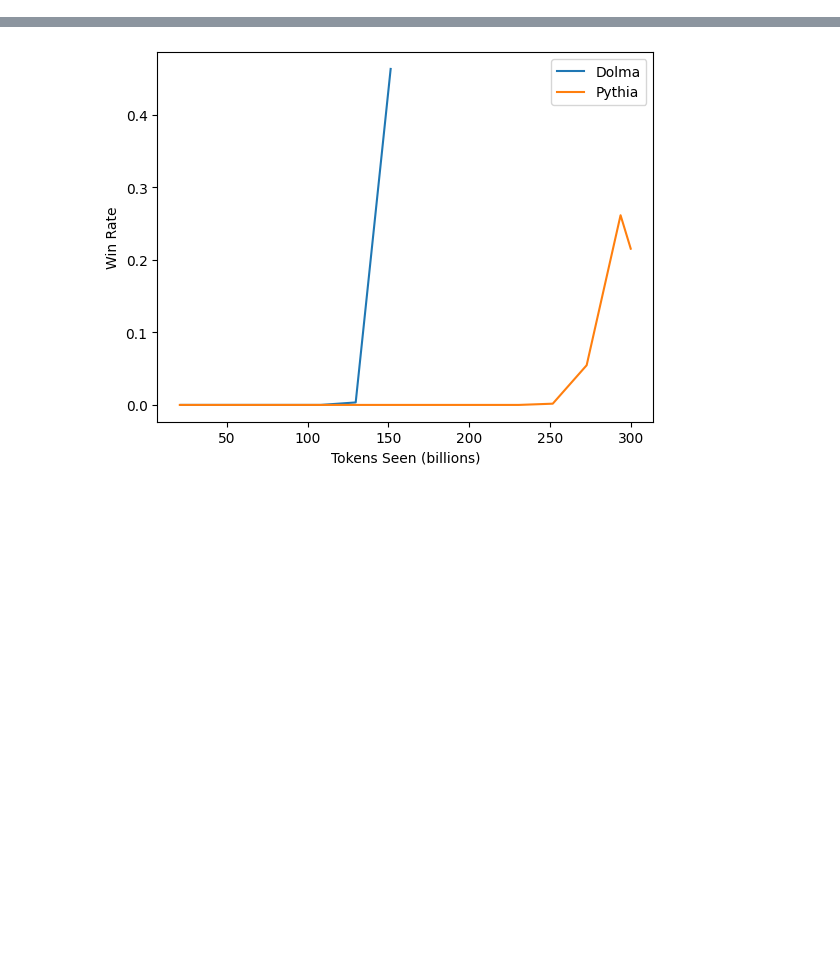
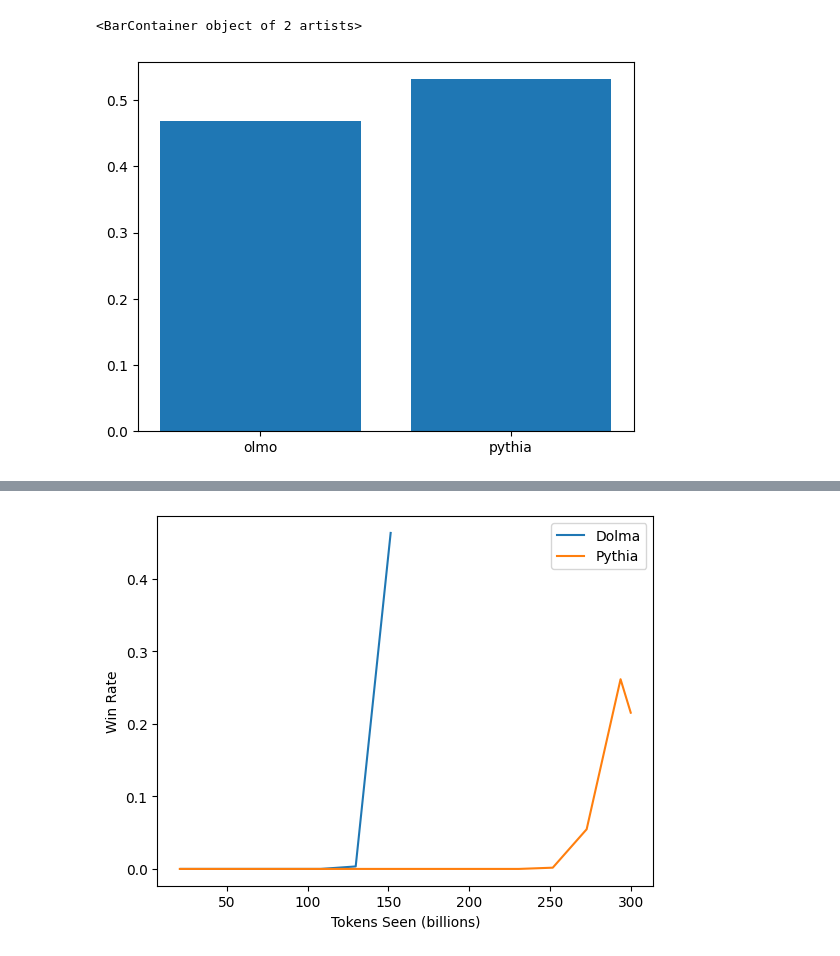
Before and after one commit to allenai/OLMo-Eval, a Jupyter notebook: notebooks/perplexity_suite_paper_visualizations.ipynb.ipynb, the cells around one changed output, grey strips where cells are left out. Drawn from its saved outputs; the diff is of its cells as text; code cells hidden in the pictures; blank space fills up the shorter version.

Commit message:
New ppl and win rate viz

```diff
--- a/notebooks/perplexity_suite_paper_visualizations.ipynb.ipynb
+++ b/notebooks/perplexity_suite_paper_visualizations.ipynb.ipynb
@@ -213,0 +283,21 @@ plt.show()
+# %%
+# bar chart of win rate over all final models
+model_path = os.path.join(RESULTS_DIR, "pythia/1b")
+pythia_all_subdomains = get_metric_for_all_subdomains(model_path, os.listdir(model_path), 'ppl_token', domains_without_subdomains)
+
+model_path = os.path.join(RESULTS_DIR, "olmo/1b/olmo-small-dolma-150B-mcli-results")
+dolma_all_subdomains = get_metric_for_all_subdomains(model_path, os.listdir(model_path), 'ppl_token', domains_without_subdomains)
+
+# concat the two dataframes
+all_subdomains = pd.concat([pythia_all_subdomains, dolma_all_subdomains])
+
+# get the max 'tokens_seen' for each model
+all_subdomains = all_subdomains.sort_values(by=['tokens_seen']).groupby('model').last().reset_index()
+win_rate = get_win_rate_over_all_subdomains(all_subdomains)
+
+# make a bar chart of the win rate
+win_rate = win_rate.sort_values(by=['win_rate_over_subdomains'])
+plt.bar(win_rate['model'], win_rate['win_rate_over_subdomains'])
+# %% [output]
+<BarContainer object of 2 artists>
+[figure, added]
```
Also changed, not shown: parts of 7 cells of this notebook.
